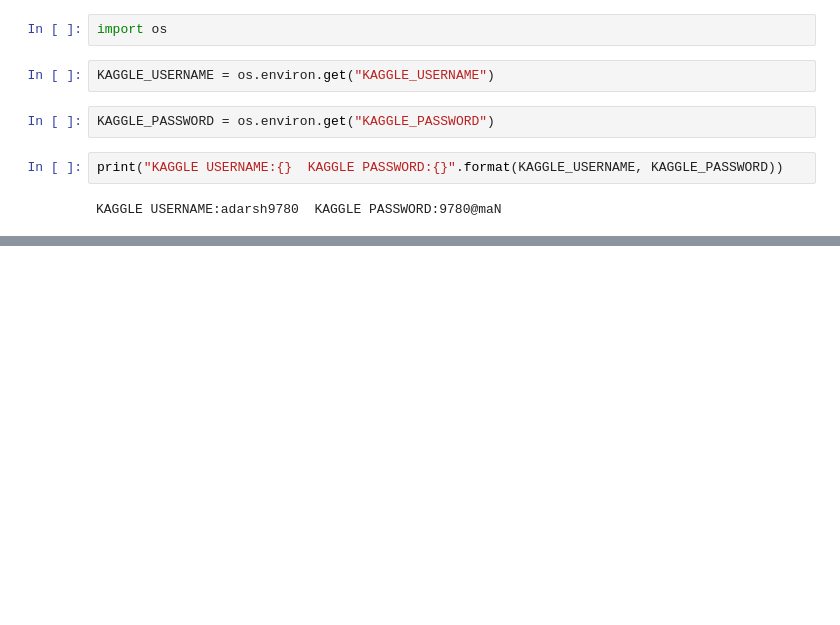
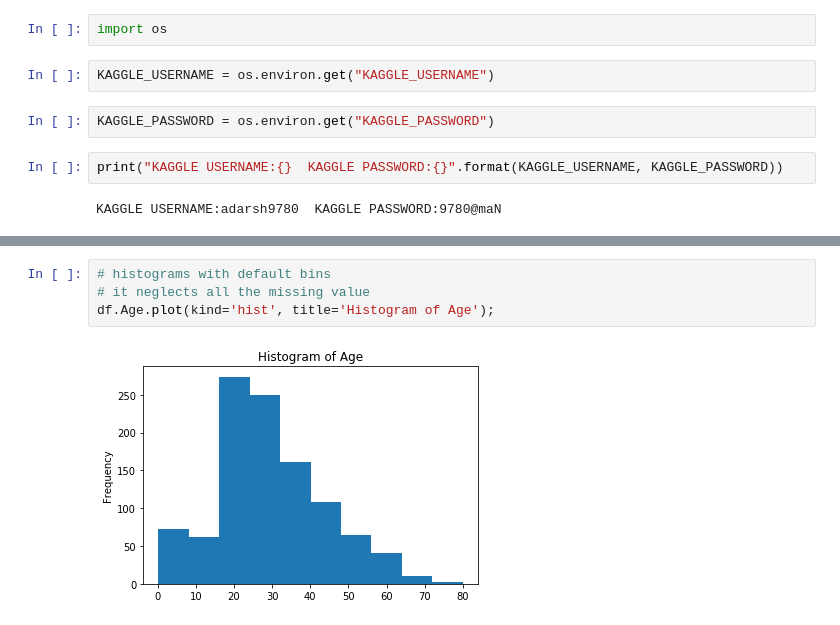
Before and after one commit to adarsh9780/titanic, a Jupyter notebook: notebooks/titanic.ipynb, the cells around one changed output, grey strips where cells are left out. Drawn from its saved outputs; the diff is of its cells as text; blank space fills up the shorter version.

```diff
--- a/notebooks/titanic.ipynb
+++ b/notebooks/titanic.ipynb
@@ -43,0 +441,6 @@ response = urllib.request.urlretrieve("https://www.kaggle.com/c/3136/download-al
+# %%
+# histograms with default bins
+# it neglects all the missing value
+df.Age.plot(kind='hist', title='Histogram of Age');
+# %% [output]
+[figure, added]
```
Also changed, not shown: parts of 86 cells of this notebook.
